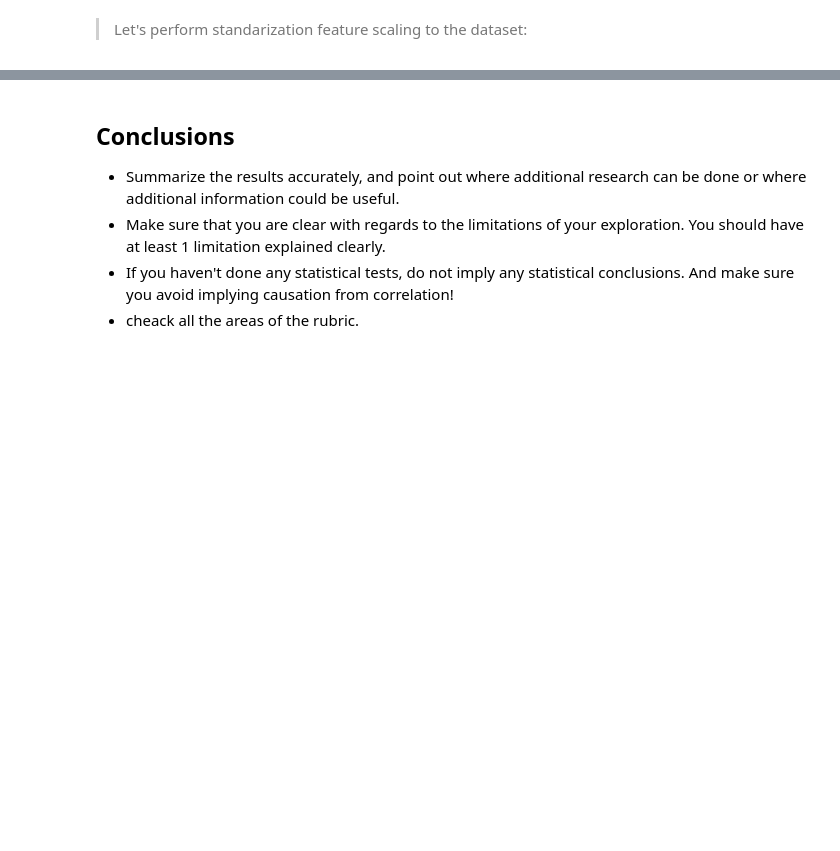
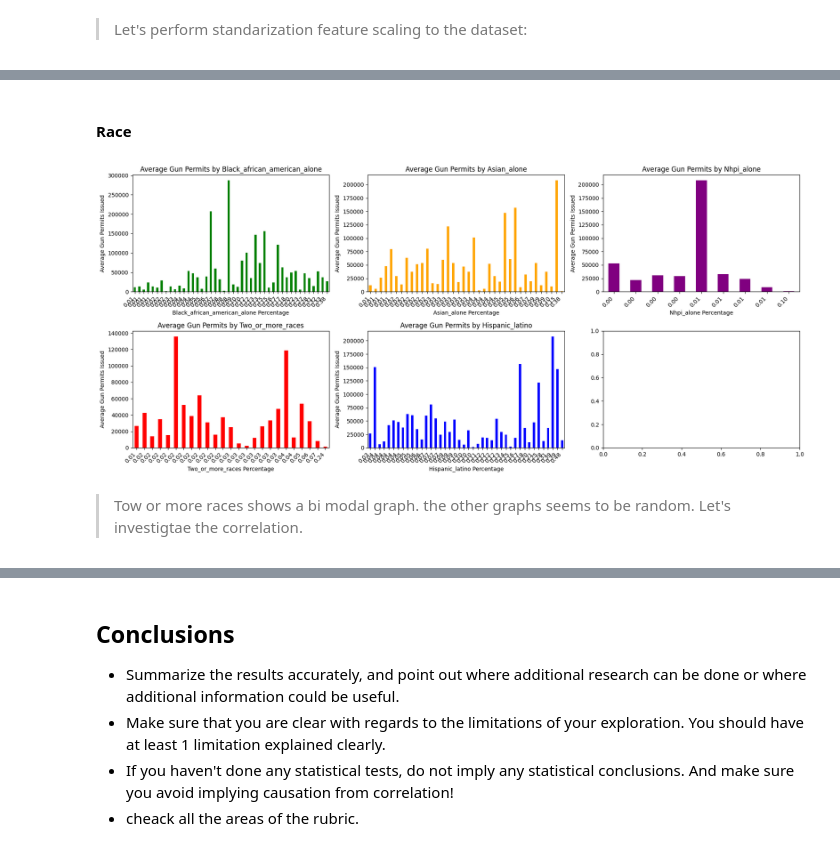
Before and after one commit to sondosaabed/NICS-firearm-background-checks-investigation, a Jupyter notebook: Investigatimg_Ncis_and_Census_data.ipynb, the cells around one changed output, grey strips where cells are left out. Cells and saved outputs as stored; diff of their text form; code cells hidden in the pictures; blank space fills up the shorter version.

```diff
--- a/Investigatimg_Ncis_and_Census_data.ipynb
+++ b/Investigatimg_Ncis_and_Census_data.ipynb
@@ -1089,0 +1121,4 @@ with the goal of addressing the research questions that you posed in the Introdu
+# %%
+## let's print the linear correlation between the target and eacj of age groups
+for col in age_columns:
+    print(merged_dataset[col].corr(merged_dataset[totals]))
@@ -1089,0 +1155,27 @@ with the goal of addressing the research questions that you posed in the Introdu
+# %% [markdown]
+#### Race
+# %%
+race_columns = [ 'black_african_american_alone', 'asian_alone', 'nhpi_alone','two_or_more_races', 'hispanic_latino']
+race_grouped_v_totals = []
+
+for col in race_columns:
+    race_grouped_v_totals.append(merged_dataset.groupby(col)[totals].mean())
+# %%
+fig, axes = plt.subplots(nrows=2, ncols=3, figsize=(18, 8))
+colors = ['green', 'orange', 'purple', 'red', 'blue']
+
+for i, col in enumerate(race_columns):
+    row_index = i // 3
+    col_index = i % 3
+    race_grouped_v_totals[i].plot(kind='bar', ax=axes[row_index, col_index], title=f'Average Gun Permits by {col.capitalize()}', color=colors[i])
+    axes[row_index, col_index].set_xlabel(f'{col.capitalize()} Percentage')
+    axes[row_index, col_index].set_ylabel('Average Gun Permits Issued')
+    labels = [f'{x:.2f}' for x in race_grouped_v_totals[i].index]
+    axes[row_index, col_index].set_xticklabels(labels, rotation=45, ha='right')
+
+plt.tight_layout()
+plt.show()
+# %% [output]
+[figure, added]
+# %% [markdown]
+> Tow or more races shows a bi modal graph. the other graphs seems to be random. Let's investigtae the correlation.
```
Also changed, not shown: parts of 45 cells of this notebook.
